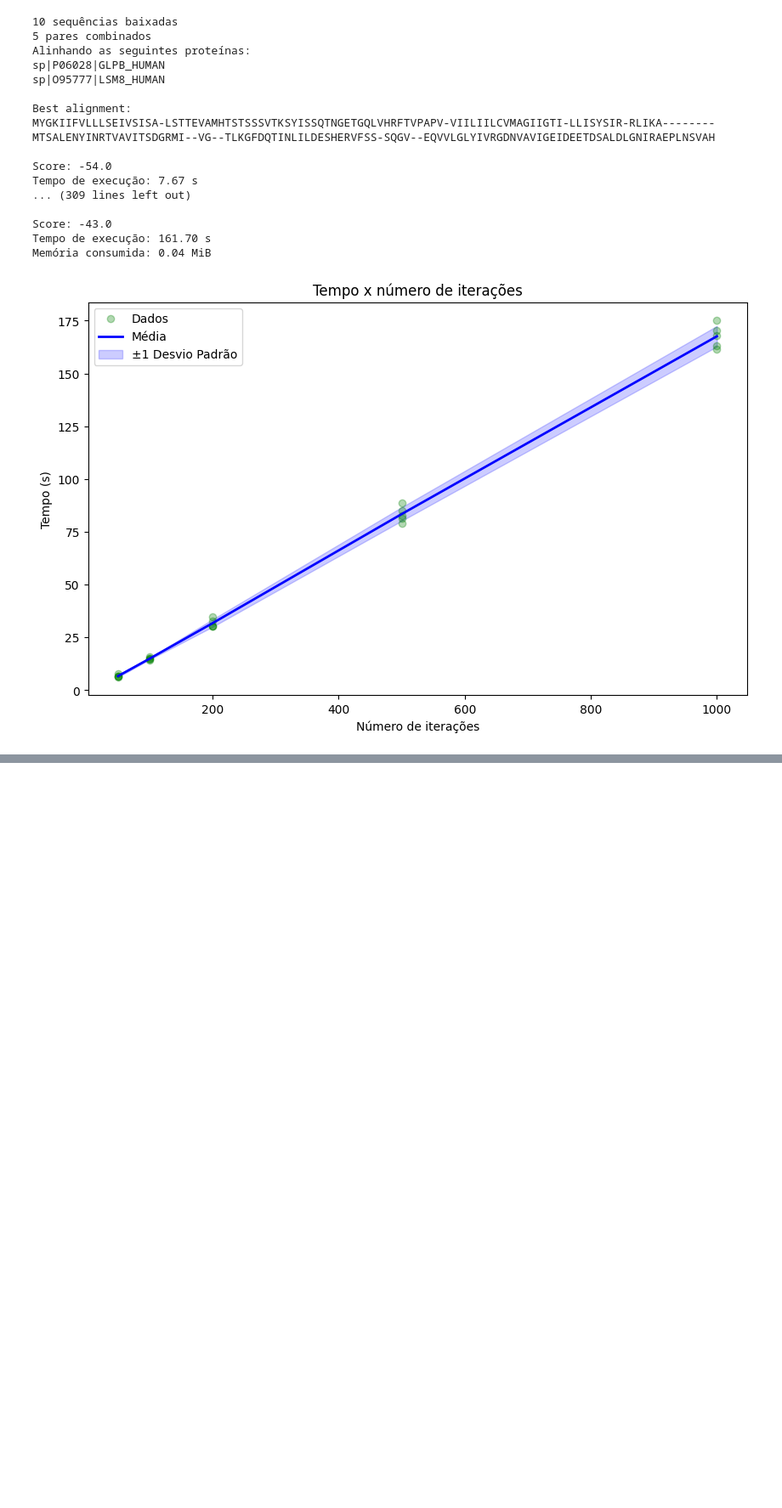
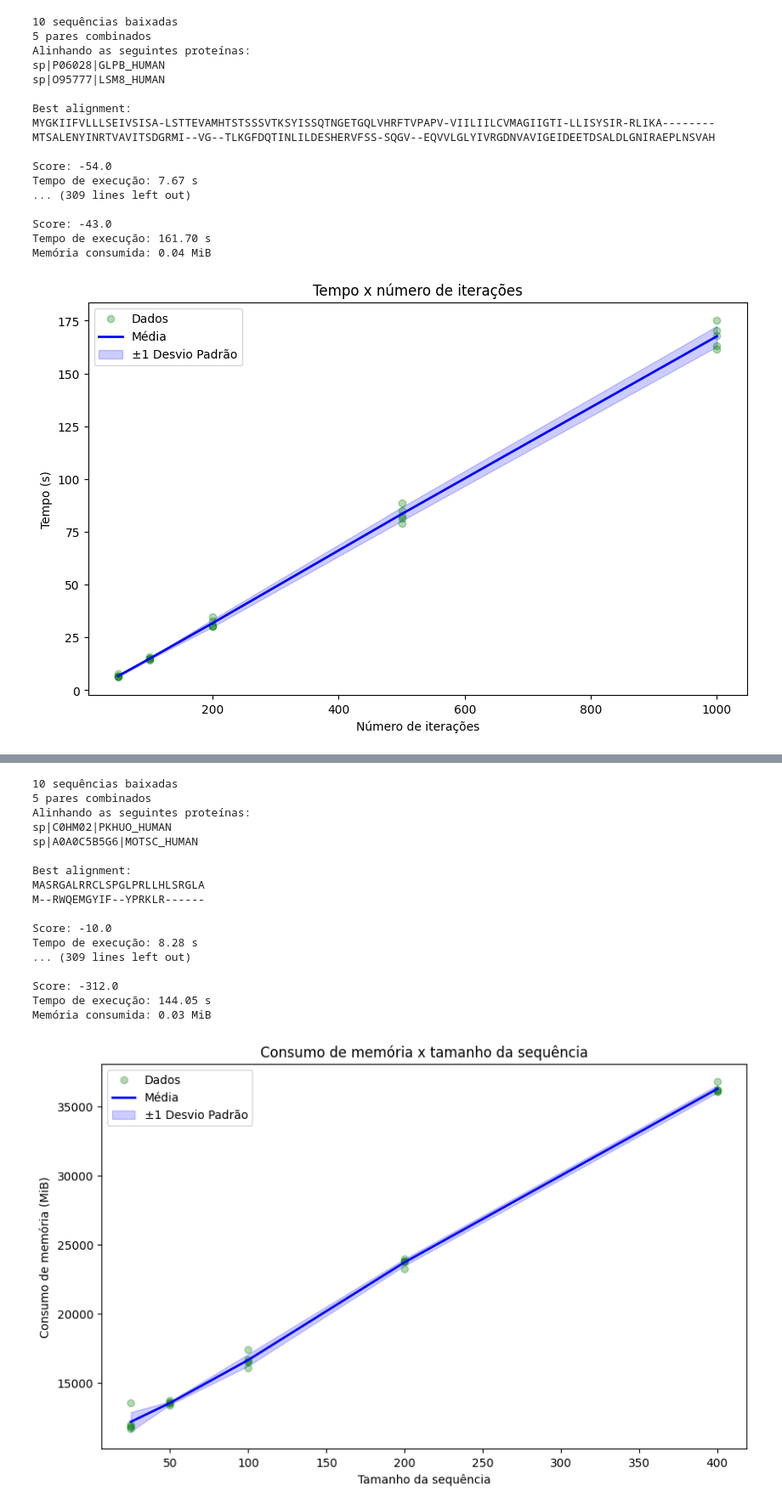
Before and after one commit to dcanevarollo/bio-gwo, a Jupyter notebook: src/experiments.ipynb, the cells around one changed output, grey strips where cells are left out. Shown at 85% size. Cells and saved outputs as stored; diff of their text form; code cells hidden in the pictures; blank space fills up the shorter version.

Commit message:
Memory experiments

```diff
--- a/src/experiments.ipynb
+++ b/src/experiments.ipynb
@@ -150,18 +150,18 @@ population_size = 200
 max_iter = 500
 sequences_length = [25, 50, 100, 200, 400]
 
-timestamps: list[list[float]] = []
+memory_usage: list[list[float]] = []
 
 for i in range(5):
-    timestamps.append([])
-    for n in sequences_length:
-        _, pairs = fetch_data(n)
+    memory_usage.append([])
+    for pop_size in sequences_length:
+        _, pairs = fetch_data(pop_size)
         seq1, seq2 = pairs[random.randint(0, len(pairs) - 1)]
 
         _, _, elapsed_time, _ = run_alignment(seq1, seq2, population_size, max_iter)
-        timestamps[i].append(elapsed_time)
+        memory_usage[i].append(elapsed_time)
 
-plot_result(sequences_length, timestamps, "Tempo x tamanho da sequência", "Tamanho da sequência", "Tempo (s)")
+plot_result(sequences_length, memory_usage, "Tempo x tamanho da sequência", "Tamanho da sequência", "Tempo (s)")
 # %% [output]
 10 sequências baixadas
 5 pares combinados
@@ -195,18 +195,18 @@ population_size = [25, 50, 100, 200, 400]
 max_iter = 500
 sequence_length = 100
 
-timestamps: list[list[float]] = []
+memory_usage: list[list[float]] = []
 
 for i in range(5):
-    timestamps.append([])
+    memory_usage.append([])
     for pop_size in population_size:
         _, pairs = fetch_data(sequence_length)
         seq1, seq2 = pairs[random.randint(0, len(pairs) - 1)]
 
         _, _, elapsed_time, _ = run_alignment(seq1, seq2, pop_size, max_iter)
-        timestamps[i].append(elapsed_time)
+        memory_usage[i].append(elapsed_time)
 
-plot_result(population_size, timestamps, "Tempo x tamanho da matilha", "Tamanho da matilha", "Tempo (s)")
+plot_result(population_size, memory_usage, "Tempo x tamanho da alcateia", "Tamanho da alcateia", "Tempo (s)")
 # %% [output]
 10 sequências baixadas
 5 pares combinados
@@ -235,18 +235,18 @@ population_size = 100
 max_iter = [50, 100, 200, 500, 1000]
 sequence_length = 100
 
-timestamps: list[list[float]] = []
+memory_usage: list[list[float]] = []
 
 for i in range(5):
-    timestamps.append([])
+    memory_usage.append([])
     for iter in max_iter:
         _, pairs = fetch_data(sequence_length)
         seq1, seq2 = pairs[random.randint(0, len(pairs) - 1)]
 
         _, _, elapsed_time, _ = run_alignment(seq1, seq2, population_size, iter)
-        timestamps[i].append(elapsed_time)
+        memory_usage[i].append(elapsed_time)
 
-plot_result(max_iter, timestamps, "Tempo x número de iterações", "Número de iterações", "Tempo (s)")
+plot_result(max_iter, memory_usage, "Tempo x número de iterações", "Número de iterações", "Tempo (s)")
 # %% [output]
 10 sequências baixadas
 5 pares combinados
@@ -268,0 +275,36 @@ Memória consumida: 0.04 MiB
+# %%
+population_size = 100
+max_iter = 250
+sequences_length = [25, 50, 100, 200, 400]
+
+memory_usages: list[list[int]] = []
+
+for i in range(5):
+    memory_usages.append([])
+    for pop_size in sequences_length:
+        _, pairs = fetch_data(pop_size)
+        seq1, seq2 = pairs[random.randint(0, len(pairs) - 1)]
+
+        _, _, _, memory_usage = run_alignment(seq1, seq2, population_size, max_iter)
+        memory_usages[i].append(memory_usage)
+
+plot_result(sequences_length, memory_usages, "Consumo de memória x tamanho da sequência", "Tamanho da sequência", "Consumo de memória (MiB)")
+# %% [output]
+10 sequências baixadas
+5 pares combinados
+Alinhando as seguintes proteínas:
+sp|C0HM02|PKHUO_HUMAN
+sp|A0A0C5B5G6|MOTSC_HUMAN
+
+Best alignment:
+MASRGALRRCLSPGLPRLLHLSRGLA
+M--RWQEMGYIF--YPRKLR------
+
+Score: -10.0
+Tempo de execução: 8.28 s
+... (309 lines left out)
+
+Score: -312.0
+Tempo de execução: 144.05 s
+Memória consumida: 0.03 MiB
+[figure, added]
```
Also changed, not shown: parts of 5 cells of this notebook, 1 other file.
